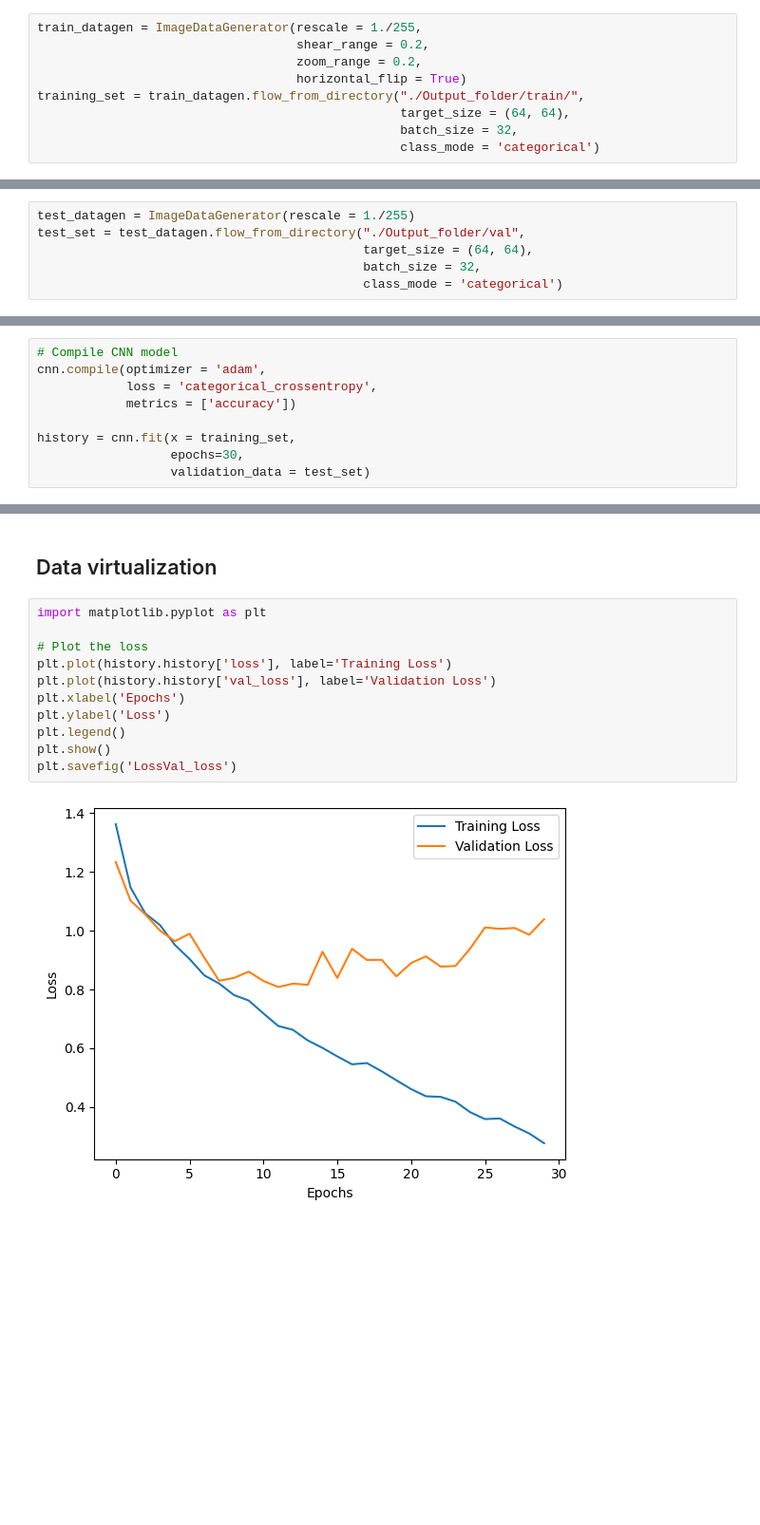
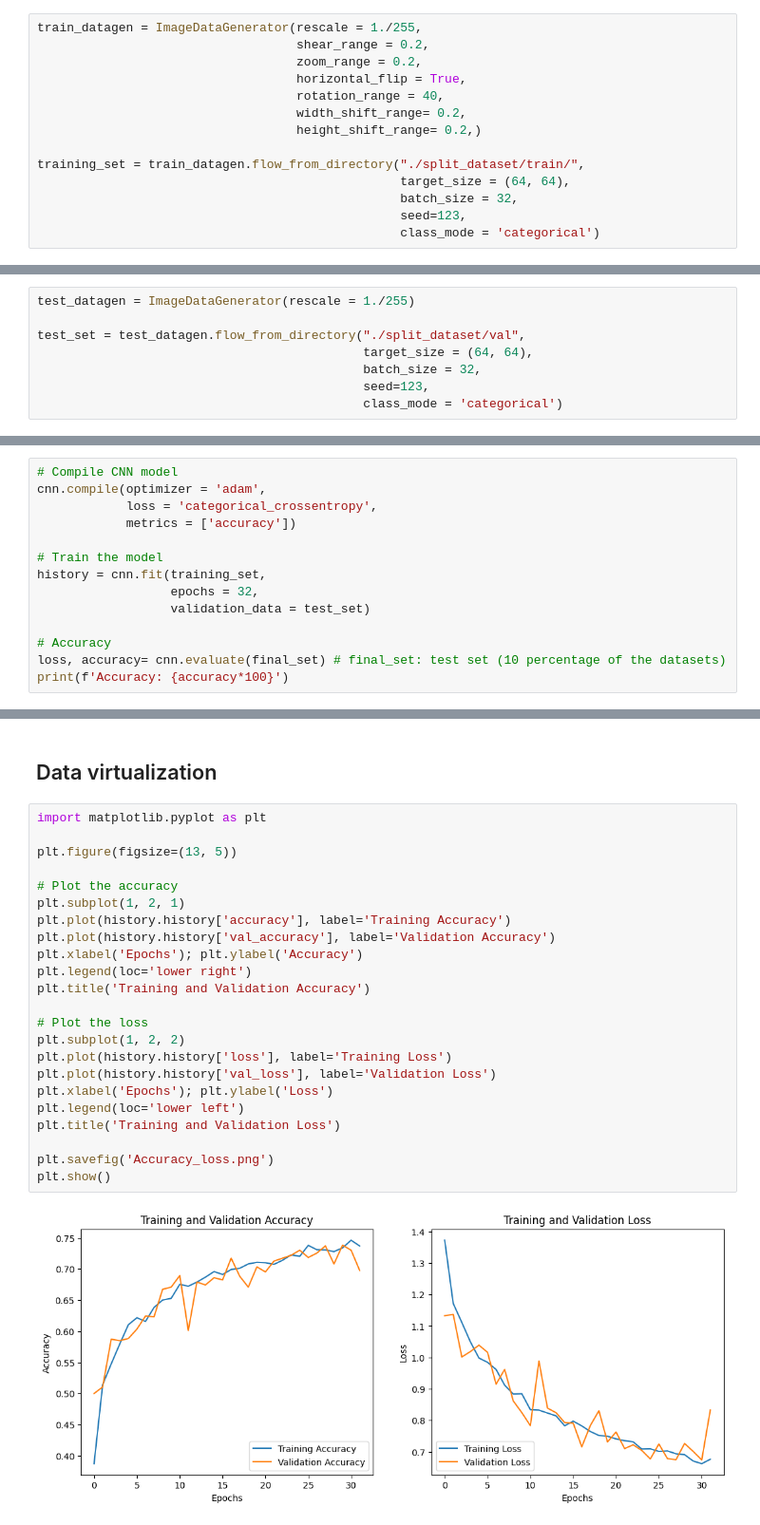
Before and after one commit to sc0210/AWINLAB_hw, a Jupyter notebook: Deep_learning/workflow.ipynb, the cells around one changed output, grey strips where cells are left out. Shown: that part at 95% size. Saved outputs shown, nothing was run; the diff lists cells and outputs as text; blank space fills up the shorter version.

```diff
--- a/Deep_learning/workflow.ipynb
+++ b/Deep_learning/workflow.ipynb
@@ -33,18 +33,25 @@ splitfolders.ratio(input_folder, output=output, seed=42, ratio=(0.7,0.2,0.1))
 train_datagen = ImageDataGenerator(rescale = 1./255,
                                    shear_range = 0.2,
                                    zoom_range = 0.2,
-                                   horizontal_flip = True)
-training_set = train_datagen.flow_from_directory("./Output_folder/train/",
+                                   horizontal_flip = True,
+                                   rotation_range = 40,
+                                   width_shift_range= 0.2,
+                                   height_shift_range= 0.2,)
+
+training_set = train_datagen.flow_from_directory("./split_dataset/train/",
                                                  target_size = (64, 64),
                                                  batch_size = 32,
+                                                 seed=123,
                                                  class_mode = 'categorical')
 # %% [output]
 Found 3019 images belonging to 5 classes.
 # %%
 test_datagen = ImageDataGenerator(rescale = 1./255)
-test_set = test_datagen.flow_from_directory("./Output_folder/val",
+
+test_set = test_datagen.flow_from_directory("./split_dataset/val",
                                             target_size = (64, 64),
                                             batch_size = 32,
+                                            seed=123,
                                             class_mode = 'categorical')
 # %% [output]
 Found 860 images belonging to 5 classes.
@@ -114,7 +125,12 @@ cnn.compile(optimizer = 'adam',
             loss = 'categorical_crossentropy',
             metrics = ['accuracy'])
 
-history = cnn.fit(x = training_set,
-                  epochs=30,
+# Train the model
+history = cnn.fit(training_set,
+                  epochs = 32,
                   validation_data = test_set)
+
+# Accuracy
+loss, accuracy= cnn.evaluate(final_set) # final_set: test set (10 percentage of the datasets)
+print(f'Accuracy: {accuracy*100}')
 # %% [output]
@@ -150,13 +159,25 @@ Accuracy: 73.74429702758789
 # %%
 import matplotlib.pyplot as plt
 
+plt.figure(figsize=(13, 5))
+
+# Plot the accuracy
+plt.subplot(1, 2, 1)
+plt.plot(history.history['accuracy'], label='Training Accuracy')
+plt.plot(history.history['val_accuracy'], label='Validation Accuracy')
+plt.xlabel('Epochs'); plt.ylabel('Accuracy')
+plt.legend(loc='lower right')
+plt.title('Training and Validation Accuracy')
+
 # Plot the loss
+plt.subplot(1, 2, 2)
 plt.plot(history.history['loss'], label='Training Loss')
 plt.plot(history.history['val_loss'], label='Validation Loss')
-plt.xlabel('Epochs')
-plt.ylabel('Loss')
-plt.legend()
+plt.xlabel('Epochs'); plt.ylabel('Loss')
+plt.legend(loc='lower left')
+plt.title('Training and Validation Loss')
+
+plt.savefig('Accuracy_loss.png')
 plt.show()
-plt.savefig('LossVal_loss')
 # %% [output]
-[figure, old version]
+[figure, new version]
```
Also changed, not shown: parts of 17 cells of this notebook, 16 other files.
